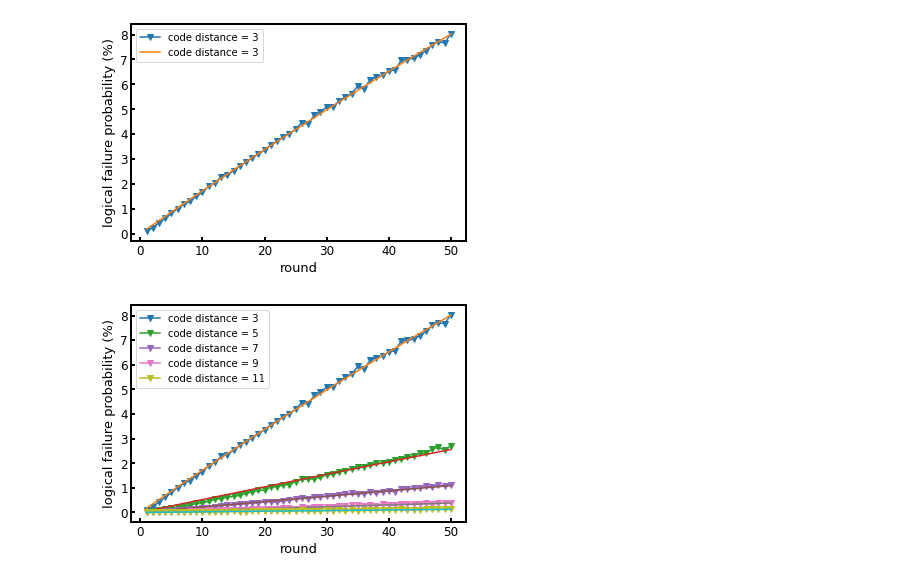
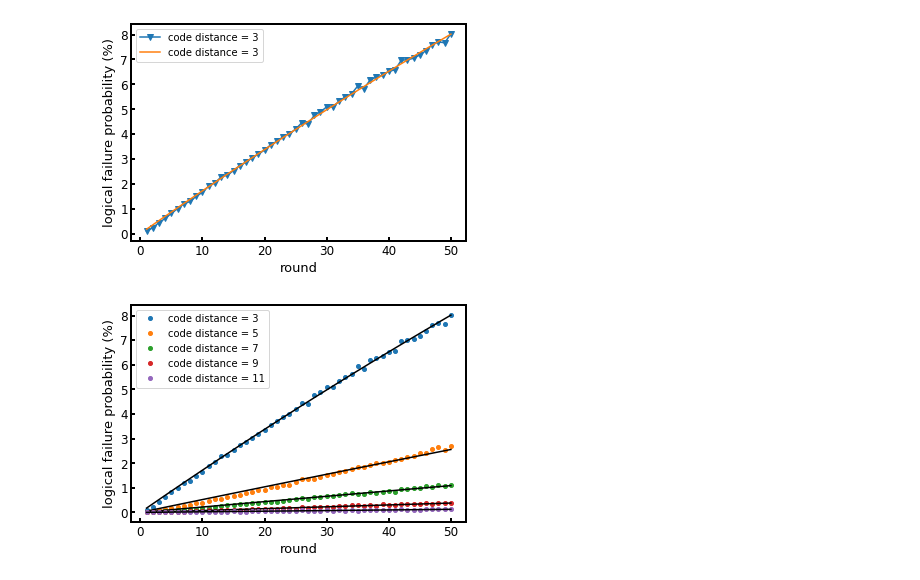
Before and after one commit to kono0924/Fujii-lab, a Jupyter notebook: repetition/csv_view_all.ipynb, the cells around one changed output. Cells and saved outputs as stored; diff of their text form; code cells hidden in the pictures.

```diff
--- a/repetition/csv_view_all.ipynb
+++ b/repetition/csv_view_all.ipynb
@@ -144,35 +144,35 @@ plt.show()
 
 plt.rcParams["xtick.direction"] = "in"
 plt.rcParams["ytick.direction"] = "in"
 fig, ax = plt.subplots()
 round_list = np.arange(1,51,1)
 
 ss = 0
+epsilon_list = []
 for code_distance in code_distance_list:
-    ax.plot(round_list, data[code_distance][1::2]*100,marker='v',label="code distance = "+str(code_distance))
+    ax.plot(round_list, data[code_distance][1::2]*100,marker='o',markersize=4,linewidth=0,label="code distance = "+str(code_distance))
     # フィッティング
     initial_p = 0.0001
     round = 50
     trials = 5000
     alpha = 0.00002
     fin_p = fit(data[code_distance][1::2],initial_p,round_list,trials,alpha)
-    ax.plot(round_list,logical_error_list(fin_p,round_list)*100,marker='')
+    ax.plot(round_list,logical_error_list(fin_p,round_list)*100,marker='', color="k")
     ss += 1
-    if ss == 5:
-        break
+    epsilon_list.append(fin_p)
 
 ax.set_xticks(np.arange(0,51,10))
 ax.set_xlabel("round", fontsize=13)
 ax.set_ylabel("logical failure probability (%)", fontsize=13)
 #ax.set_xlim(9,11)
 #ax.set_ylim(12,17)
 ax.spines["top"].set_linewidth(2)
 ax.spines["left"].set_linewidth(2)
 ax.spines["bottom"].set_linewidth(2)
 ax.spines["right"].set_linewidth(2)
 ax.tick_params(direction="in", width=2, length=4, labelsize=12)
 #ax.set_title("X,p=(0.0001,0.0009,0.0001),d=(3,9,2),d(rep)=5,eta=1000,trials=10000", fontsize=14)
 plt.legend()
 plt.show()
 # %% [output]
-[figure, old version]
+[figure, new version]
```
Also changed, not shown: parts of 14 cells of this notebook, 5 other files.
